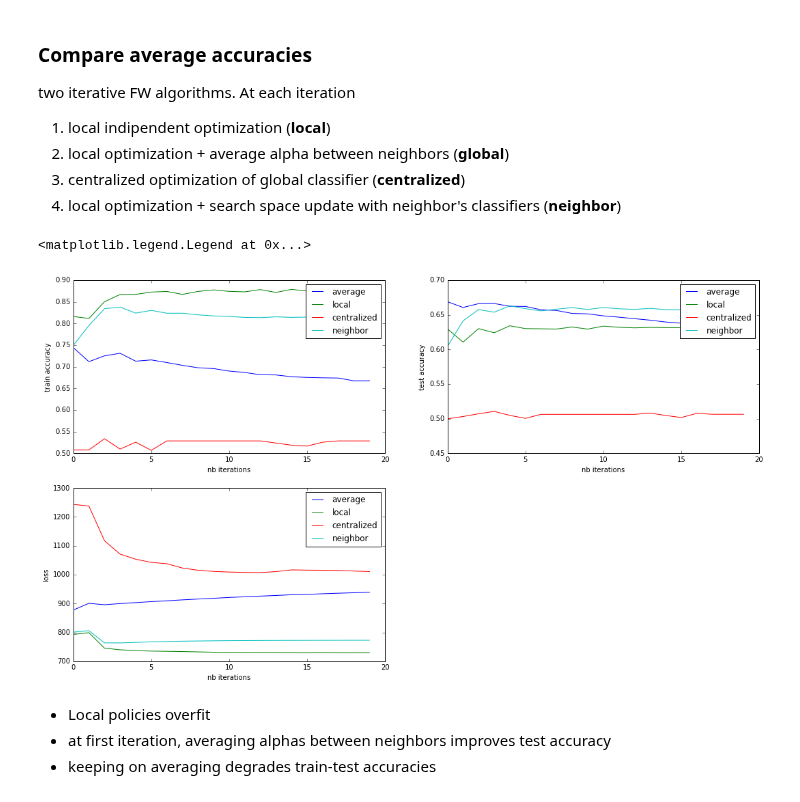
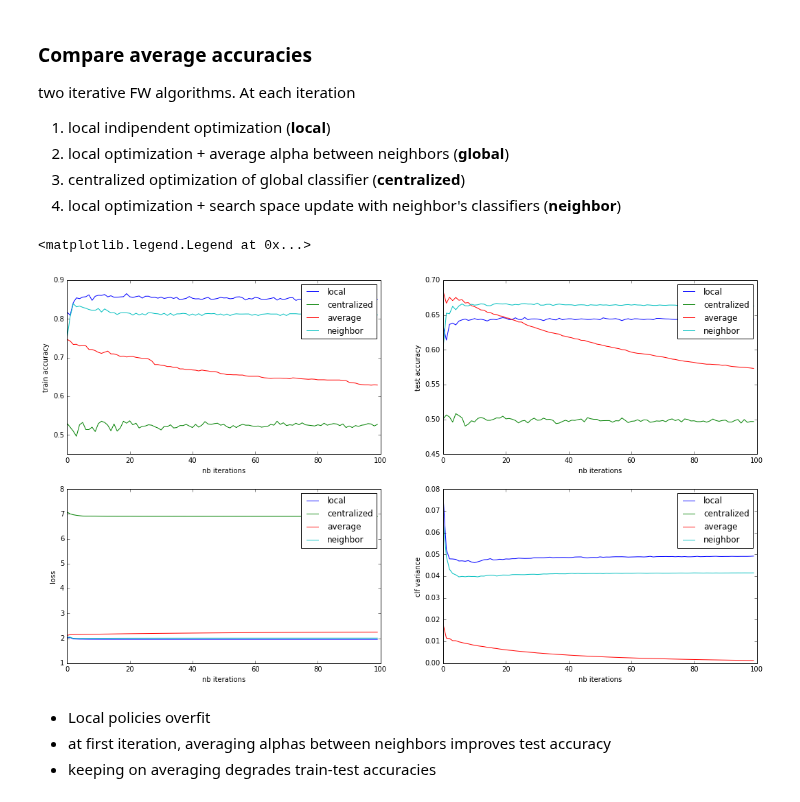
Before and after one commit to vzantedeschi/Dada, a Jupyter notebook: notebooks/FW-boosting algorithms.ipynb, the cells around one changed output. Drawn from its saved outputs; the diff is of its cells as text; code cells hidden in the pictures.

```diff
--- a/notebooks/FW-boosting algorithms.ipynb
+++ b/notebooks/FW-boosting algorithms.ipynb
@@ -15,10 +15,10 @@ from utils import load_wine_dataset, generate_models, generate_samples
 # %% [markdown]
 ## setting problem
 # %%
-NB_ITER = 20
+NB_ITER = 100
 N = 100
 D = 10
-random_state = 20160922
+random_state = 20171204
 V, theta_true, cluster_indexes = generate_models(nb_clust=1, nodes_per_clust=N, random_state=random_state)
 _, X, Y, X_test, Y_test, _, _ = generate_samples(V, theta_true, D, random_state=random_state)
 
@@ -28,7 +28,8 @@ nodes = synthetic_graph(X, Y, X_test, Y_test, V, theta_true)
 # set callbacks for optimization analysis
 callbacks = {
     'mean-accuracy': [mean_accuracy, []],
-    'loss': [loss, []]
+    'loss': [loss, []],
+    'clf-variance': [clf_variance, []]
 }
 
 # set methods to compare
@@ -45,4 +46,6 @@ results = {}
 for k, m in methods.items():
 
     nodes_copy = deepcopy(nodes)
-    results[k] = m(nodes_copy, N, NB_ITER, callbacks=callbacks)
+    results[k] = m(nodes_copy, D, NB_ITER, callbacks=callbacks)
+
+print("done")
@@ -59,34 +64,43 @@ two iterative FW algorithms. At each iteration
 # %%
 plt.figure(1, figsize=(18, 10))
 
 plt.subplot(221)
 plt.xlabel('nb iterations')
 plt.ylabel('train accuracy')
 
 for k, r_list in results.items():
     plt.plot(range(NB_ITER), [r['mean-accuracy'][0] for r in r_list], label='{}'.format(k))
 plt.legend()
 
 plt.subplot(222)
 plt.xlabel('nb iterations')
 plt.ylabel('test accuracy')
 
 for k, r_list in results.items():
     plt.plot(range(NB_ITER), [r['mean-accuracy'][1] for r in r_list], label='{}'.format(k))
 
 plt.legend()
 
 plt.subplot(223)
 plt.xlabel('nb iterations')
 plt.ylabel('loss')
 
 for k, r_list in results.items():
     plt.plot(range(NB_ITER), [r['loss'] for r in r_list], label='{}'.format(k))
 
 plt.legend()
+
+plt.subplot(224)
+plt.xlabel('nb iterations')
+plt.ylabel('clf variance')
+
+for k, r_list in results.items():
+    plt.plot(range(NB_ITER), [r['clf-variance'] for r in r_list], label='{}'.format(k))
+
+plt.legend()
 # %% [output]
 <matplotlib.legend.Legend at 0x...>
-[figure, old version]
+[figure, new version]
 # %% [markdown]
 - Local policies overfit
 - at first iteration, averaging alphas between neighbors improves test accuracy
```
Also changed, not shown: parts of 2 cells of this notebook, 2 other files.
